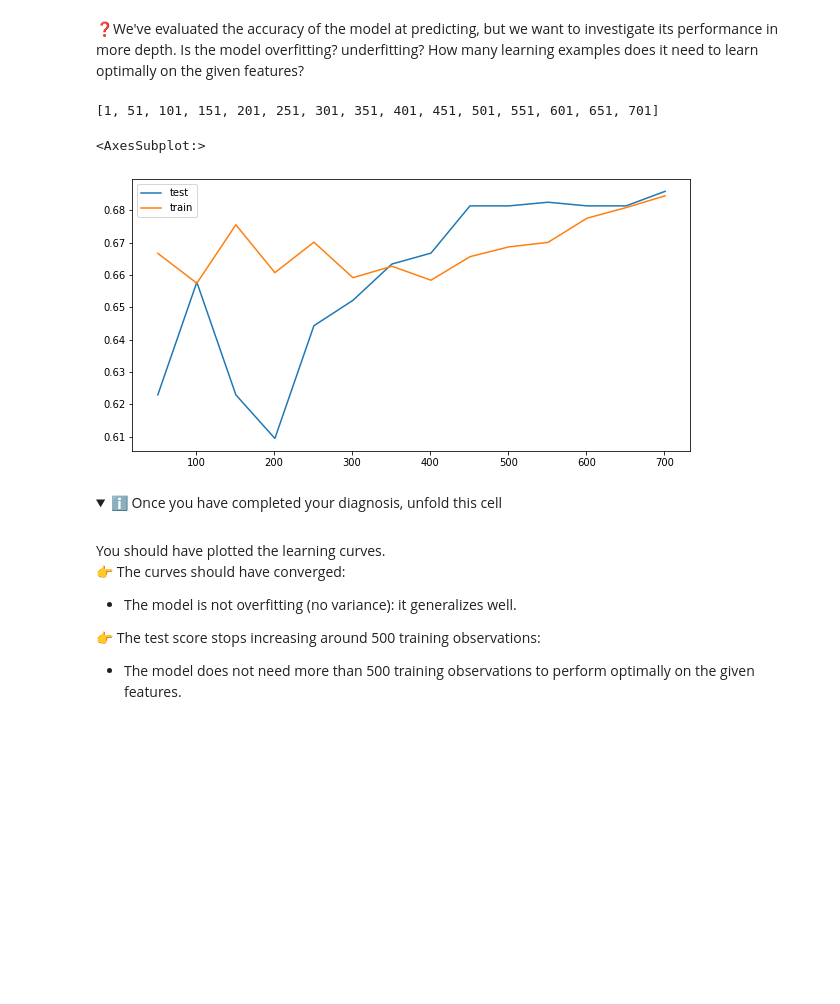
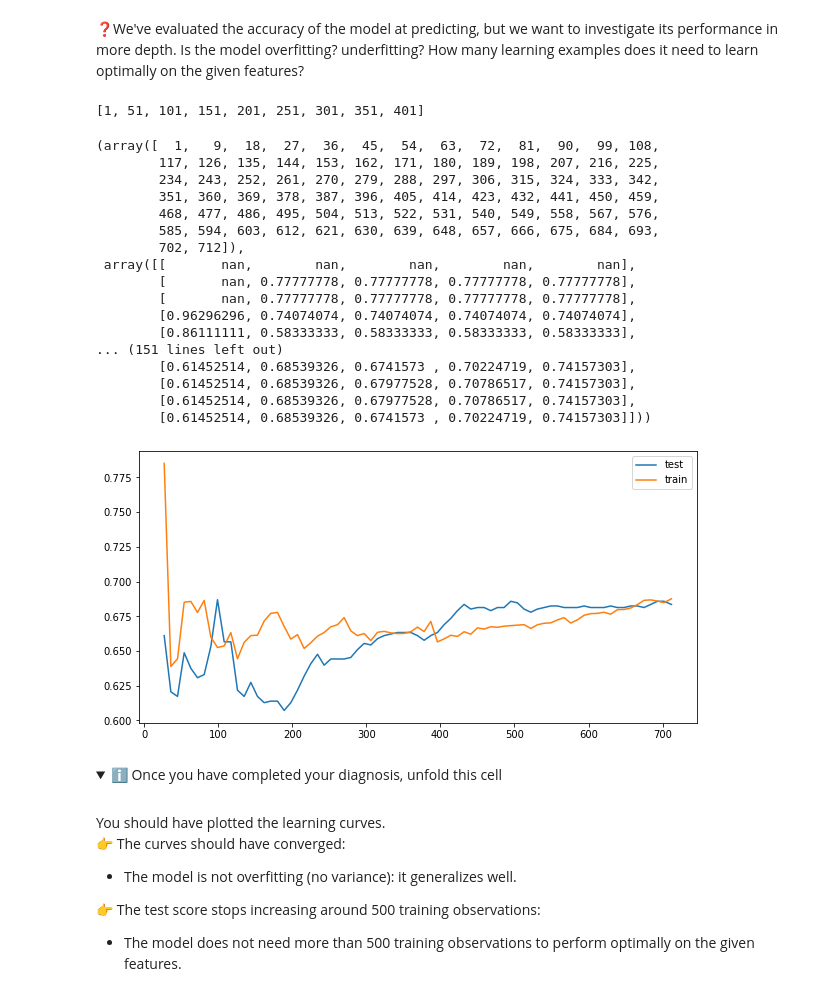
Before and after one commit to moe221/data-challenges-moe, a Jupyter notebook: 05-ML/01-Fundamentals-of-Machine-Learning/04-Logistic-Regression/Logistic_Regression.ipynb, the cells around one changed output. Drawn from its saved outputs; the diff is of its cells as text; code cells hidden in the pictures; folded sections open; blank space fills up the shorter version.

```diff
--- a/05-ML/01-Fundamentals-of-Machine-Learning/04-Logistic-Regression/Logistic_Regression.ipynb
+++ b/05-ML/01-Fundamentals-of-Machine-Learning/04-Logistic-Regression/Logistic_Regression.ipynb
@@ -95,29 +95,47 @@ git push origin master
 # %% [markdown]
 ❓We've evaluated the accuracy of the model at predicting, but we want to investigate its performance in more depth. Is the model overfitting? underfitting? How many learning examples does it need to learn optimally on the given features?
 # %%
-train_sizes = [*range(1, int(0.8*df.shape[0]), 50)]
+train_sizes = [*range(1, int(0.5*df.shape[0]), 50)]
 train_sizes
 # %% [output]
-[1, 51, 101, 151, 201, 251, 301, 351, 401, 451, 501, 551, 601, 651, 701]
+[1, 51, 101, 151, 201, 251, 301, 351, 401]
 # %%
 from sklearn.model_selection import learning_curve
 
-train_sizes = [*range(1, int(0.8*df.shape[0]), 50)]
-lc = learning_curve(X=X, y=y, estimator=log_model, train_sizes=train_sizes, cv=5)
+train_sizes = [*range(1, int(0.5*df.shape[0]), 50)]
+
+lc = learning_curve(X=X, y=y, estimator=log_model, train_sizes=np.linspace(0.001, 1.0, 80), cv=5)
 
 lc_train = lc[1].mean(axis=1)
 lc_test = lc[2].mean(axis=1)
 lc_sizes = lc[0]
 
 fig = plt.figure(figsize=(10, 5))
 
 ax = fig.gca()
 
 sns.lineplot(x=lc_sizes, y=lc_test, ax=ax, label="test")
 sns.lineplot(x=lc_sizes, y=lc_train, ax=ax, label="train")
+lc
 # %% [output]
-<AxesSubplot:>
+(array([  1,   9,  18,  27,  36,  45,  54,  63,  72,  81,  90,  99, 108,
+        117, 126, 135, 144, 153, 162, 171, 180, 189, 198, 207, 216, 225,
+        234, 243, 252, 261, 270, 279, 288, 297, 306, 315, 324, 333, 342,
+        351, 360, 369, 378, 387, 396, 405, 414, 423, 432, 441, 450, 459,
+        468, 477, 486, 495, 504, 513, 522, 531, 540, 549, 558, 567, 576,
+        585, 594, 603, 612, 621, 630, 639, 648, 657, 666, 675, 684, 693,
+        702, 712]),
+ array([[       nan,        nan,        nan,        nan,        nan],
+        [       nan, 0.77777778, 0.77777778, 0.77777778, 0.77777778],
+        [       nan, 0.77777778, 0.77777778, 0.77777778, 0.77777778],
+        [0.96296296, 0.74074074, 0.74074074, 0.74074074, 0.74074074],
+        [0.86111111, 0.58333333, 0.58333333, 0.58333333, 0.58333333],
+... (151 lines left out)
+        [0.61452514, 0.68539326, 0.6741573 , 0.70224719, 0.74157303],
+        [0.61452514, 0.68539326, 0.67977528, 0.70786517, 0.74157303],
+        [0.61452514, 0.68539326, 0.67977528, 0.70786517, 0.74157303],
+        [0.61452514, 0.68539326, 0.6741573 , 0.70224719, 0.74157303]]))
-[figure, old version]
+[figure, new version]
 # %% [markdown]
 
 <details>
```
Also changed, not shown: parts of 3 cells of this notebook, 3 other files.
